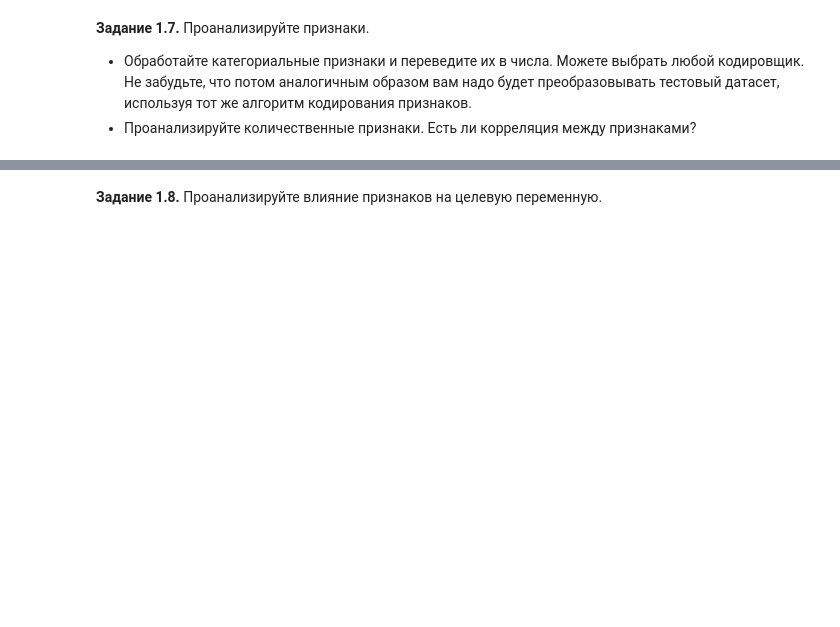
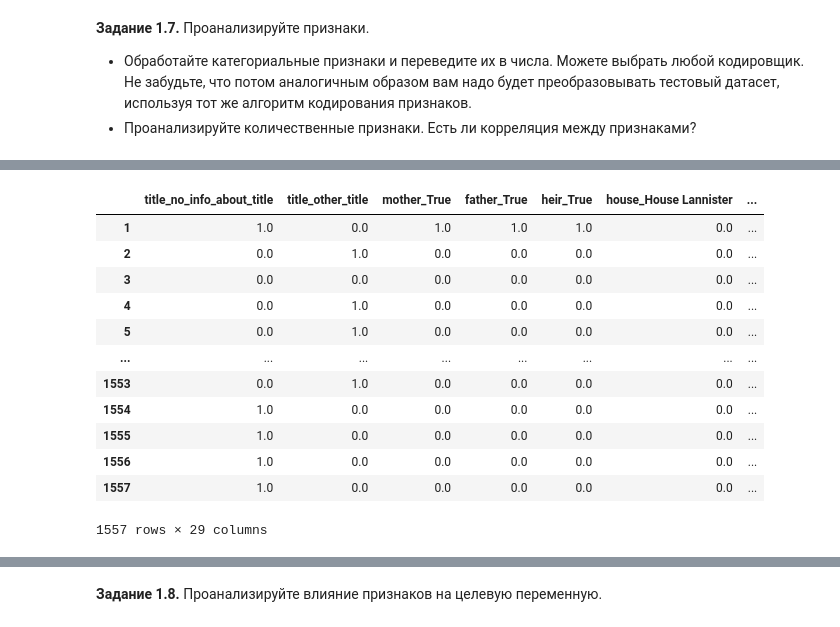
Before and after one commit to nikitakv1-gif/DLS_first_semestr, a Jupyter notebook: week_01_ml_intro/Homework/hw_1_game_of_thrones.ipynb, the cells around one changed output, grey strips where cells are left out. Cells and saved outputs as stored; diff of their text form; code cells hidden in the pictures; blank space fills up the shorter version.

```diff
--- a/week_01_ml_intro/Homework/hw_1_game_of_thrones.ipynb
+++ b/week_01_ml_intro/Homework/hw_1_game_of_thrones.ipynb
@@ -525,3 +521,11 @@ dtype: int64
+# %%
+#Обработаем признаки культуры
+vc = data['house'].value_counts(dropna = False).reset_index()
+# Список домов, которые встречаются чаще 30 раз
+list_d = ['House Frey', r"Night's Watch", "House Stark", "House Targaryen", "House Lannister", "House Tyrell", np.nan]
+
+data['house'] = data['house'].apply(lambda x: x if x in list_d else 'other_house')
+data['house'] = data['house'].fillna('no_info_about_house')
 # %% [markdown]
 **Задание 1.7.** Проанализируйте признаки.
   * Обработайте категориальные признаки и переведите их в числа. Можете выбрать любой кодировщик. Не забудьте, что потом аналогичным образом вам надо будет преобразовывать тестовый датасет, используя тот же алгоритм кодирования признаков.
@@ -530,0 +558,18 @@ dtype: int64
+# %%
+ohe_dt = pd.DataFrame(ohe.transform(data[obj_col]), columns = ohe.get_feature_names_out())
+ohe_dt.index = ohe_dt.index + 1
+ohe_dt
+# %% [output]
+|  | title_no_info_about_title | title_other_title | mother_True | father_True | heir_True | house_House Lannister | ... |
+| 1 | 1.0 | 0.0 | 1.0 | 1.0 | 1.0 | 0.0 | ... |
+| 2 | 0.0 | 1.0 | 0.0 | 0.0 | 0.0 | 0.0 | ... |
+| 3 | 0.0 | 0.0 | 0.0 | 0.0 | 0.0 | 0.0 | ... |
+| 4 | 0.0 | 1.0 | 0.0 | 0.0 | 0.0 | 0.0 | ... |
+| 5 | 0.0 | 1.0 | 0.0 | 0.0 | 0.0 | 0.0 | ... |
+| ... | ... | ... | ... | ... | ... | ... | ... |
+| 1553 | 0.0 | 1.0 | 0.0 | 0.0 | 0.0 | 0.0 | ... |
+| 1554 | 1.0 | 0.0 | 0.0 | 0.0 | 0.0 | 0.0 | ... |
+| 1555 | 1.0 | 0.0 | 0.0 | 0.0 | 0.0 | 0.0 | ... |
+| 1556 | 1.0 | 0.0 | 0.0 | 0.0 | 0.0 | 0.0 | ... |
+| 1557 | 1.0 | 0.0 | 0.0 | 0.0 | 0.0 | 0.0 | ... |
+1557 rows × 29 columns
```
Also changed, not shown: parts of 31 cells of this notebook.
